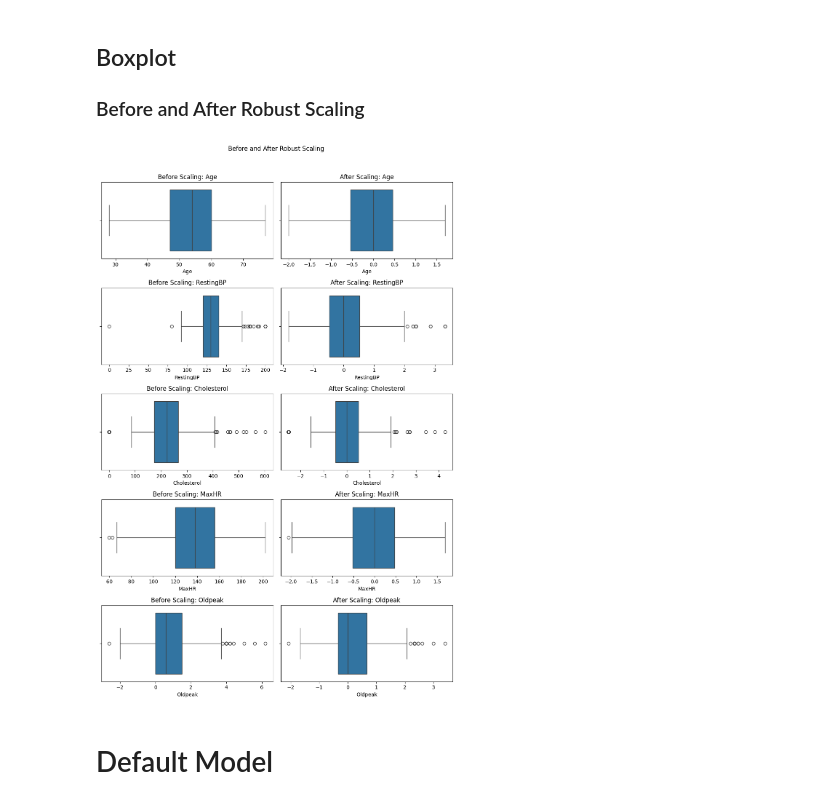
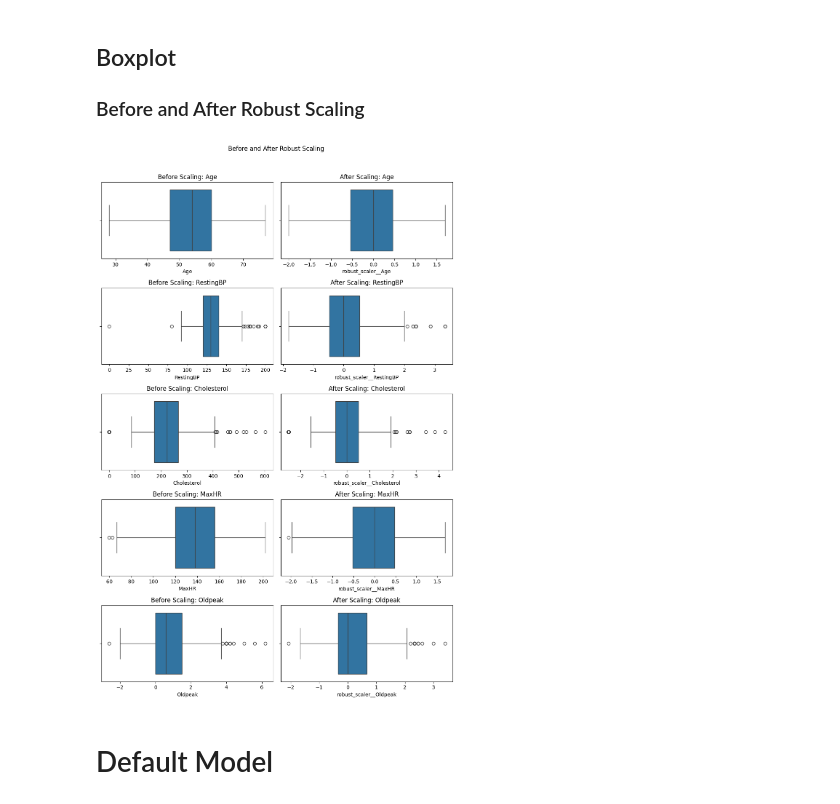
Before and after one commit to Prajwal-Luitel/Heart-Failure-Prediction, a Jupyter notebook: Heart_Disease_Prediction.ipynb, the cells around one changed output. Drawn from its saved outputs; the diff is of its cells as text; code cells hidden in the pictures.

```diff
--- a/Heart_Disease_Prediction.ipynb
+++ b/Heart_Disease_Prediction.ipynb
@@ -144,4 +166 @@ from sklearn.preprocessing import OneHotEncoder
 oe = OneHotEncoder(sparse_output=False, handle_unknown='ignore', drop='first',dtype=np.int32)
-# %%
-encoded_train  = oe.fit_transform(X_train[categorical_columns[:-2]])
-encoded_test  = oe.transform(X_test[categorical_columns[:-2]])
@@ -160,4 +166,0 @@ encoded_df_train shape: (688, 9)
-# %%
-X_train = pd.concat([X_train.drop(columns=categorical_columns[:-2]), encoded_df_train], axis=1)
-
-X_test = pd.concat([X_test.drop(columns=categorical_columns[:-2]), encoded_df_test], axis=1)
@@ -182,3 +167,14 @@ X_train
 # %%
 from sklearn.preprocessing import RobustScaler
 robust_scaler = RobustScaler()
+# %%
+from sklearn.compose import ColumnTransformer
+
+preprocess = ColumnTransformer(
+    transformers=[
+        ('one_hot_encoding', oe, categorical_columns[:-2]),
+        ('robust_scaler', robust_scaler, numerical_columns),
+        ],
+    n_jobs=-1,
+)
+preprocess.set_output(transform="pandas")
@@ -185,6 +193,6 @@ robust_scaler = RobustScaler()
 # %%
-X_train[numerical_columns] = robust_scaler.fit_transform(X_train[numerical_columns])
-X_test[numerical_columns] = robust_scaler.transform(X_test[numerical_columns])
+X_train = preprocess.fit_transform(X_train)
+X_test  = preprocess.transform(X_test)
 # %%
 X_train
 # %% [output]
@@ -207,19 +215,20 @@ X_train
 # %%
 n = len(numerical_columns)
 fig, axes = plt.subplots(nrows=n, ncols=2, figsize=(10, 15))
+scaled_columns = X_train.columns[-len(numerical_columns):]
 
 for i in range(n):
     ax = axes[i,0]
     sns.boxplot(df[numerical_columns[i]], ax=axes[i,0], orient='h')
     axes[i,0].set_title(f"Before Scaling: {numerical_columns[i]}")
-    sns.boxplot(X_train[numerical_columns[i]], ax=axes[i,1], orient='h')
+    sns.boxplot(X_train[scaled_columns[i]], ax=axes[i,1], orient='h')
     axes[i,1].set_title(f"After Scaling: {numerical_columns[i]}")
 
 plt.suptitle("Before and After Robust Scaling", y=1.02)
 plt.tight_layout()
 plt.show()
 # %% [output]
-[figure, old version]
+[figure, new version]
 # %% [markdown]
 # Default Model
 # %% [markdown]
```
Also changed, not shown: parts of 61 cells of this notebook.
